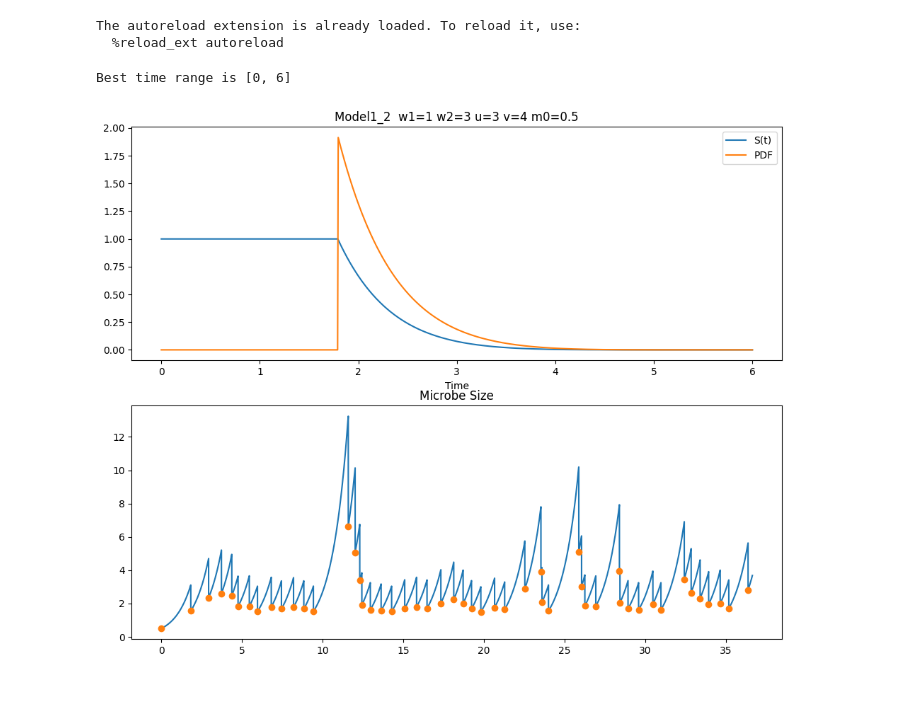
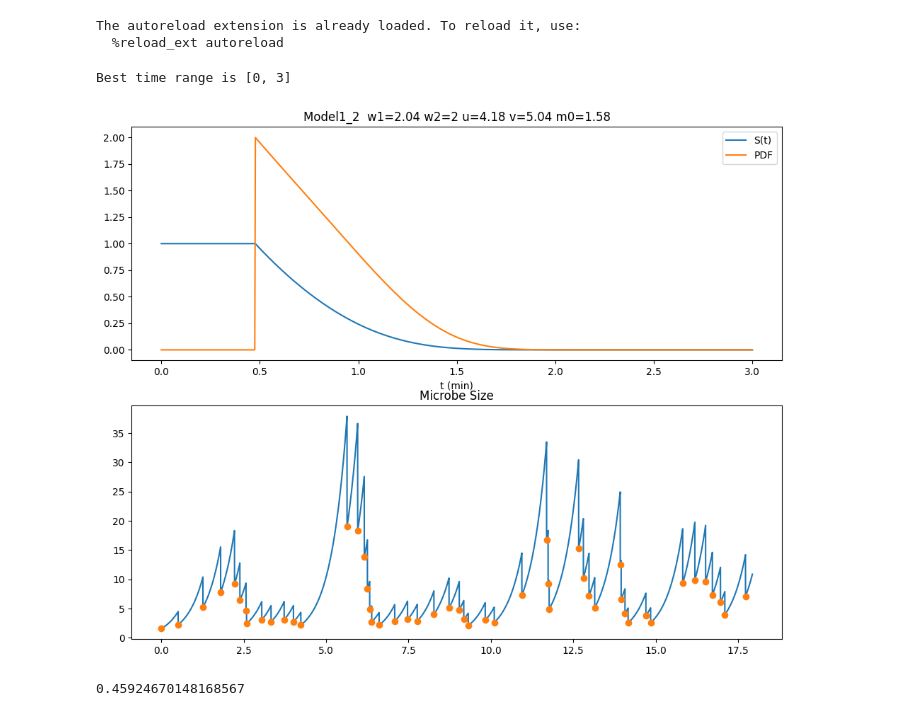
Before and after one commit to EmanueleSarte/microbial_growth, a Jupyter notebook: project_model1_2.ipynb, the cells around one changed output. Drawn from its saved outputs; the diff is of its cells as text; code cells hidden in the pictures.

Commit message:
Updated model1_2

```diff
--- a/project_model1_2.ipynb
+++ b/project_model1_2.ipynb
@@ -27,33 +27,43 @@ The autoreload extension is already loaded. To reload it, use:
 # %%
 if not USE_DATASET:
     # m0, w1, w2, u, v = 3, 2, 3, 0.8, 2
-    m0, w1, w2, u, v = 0.5, 1, 5, 3, 4
+    m0, w1, w2, u, v = 2.5, 2.5, 3, 10, 12
+    m0, w1, w2, u, v = 2.5, 0.5, 6, 1.7, 3.5
+    m0, w1, w2, u, v = 1.58, 2.04, 2, 4.18, 5.04
     model = Model1_2(m0=m0, w1=w1, w2=w2, u=u, v=v)
 
     # Plot the model
     fig, axs = plt.subplots(2, 1, figsize=(10, 8))
     # model.get_figure(axs[0])
     model.get_figure(axs[0])
 
     # Here we make the model evolve (and divide)
     n_generations = 400
     evolver = Evolver(model=model)
     evolver.evolve(n_generations, debug=False)
 
     # Here we show some of the result
     end_gen = 50
     time, data = evolver.get_data(0, end_gen)
     final_time, final_data = evolver.get_start_data(0, end_gen)
 
     ptime = evolver.time[evolver.offset_start[0]: evolver.offset_end[end_gen] + 1]
     params = evolver.params[evolver.offset_start[0]: evolver.offset_end[end_gen] + 1]
 
     axs[1].plot(time, data[:, 0])
     axs[1].set_title('Microbe Size')
     axs[1].plot(final_time, final_data[:, 0], marker='o', linestyle='')
 # %% [output]
-Best time range is [0, 6]
+Best time range is [0, 3]
-[figure, old version]
+[figure, new version]
+# %%
+x = np.linspace(0, 10, 10000)
+step = x[1] - x[0]
+m0, w1, w2, u, v = 1.58, 2.04, 2, 1, 5.04
+model = Model1_2(m0=m0, w1=w1, w2=w2, u=u, v=v)
+np.sum(model.pdf(x)) * step
+# %% [output]
+0.45924670148168567
 # %%
 # Here we use the data generated from our model to estimate the parameters
 
```
Also changed, not shown: parts of 3 cells of this notebook, 1 other file.
